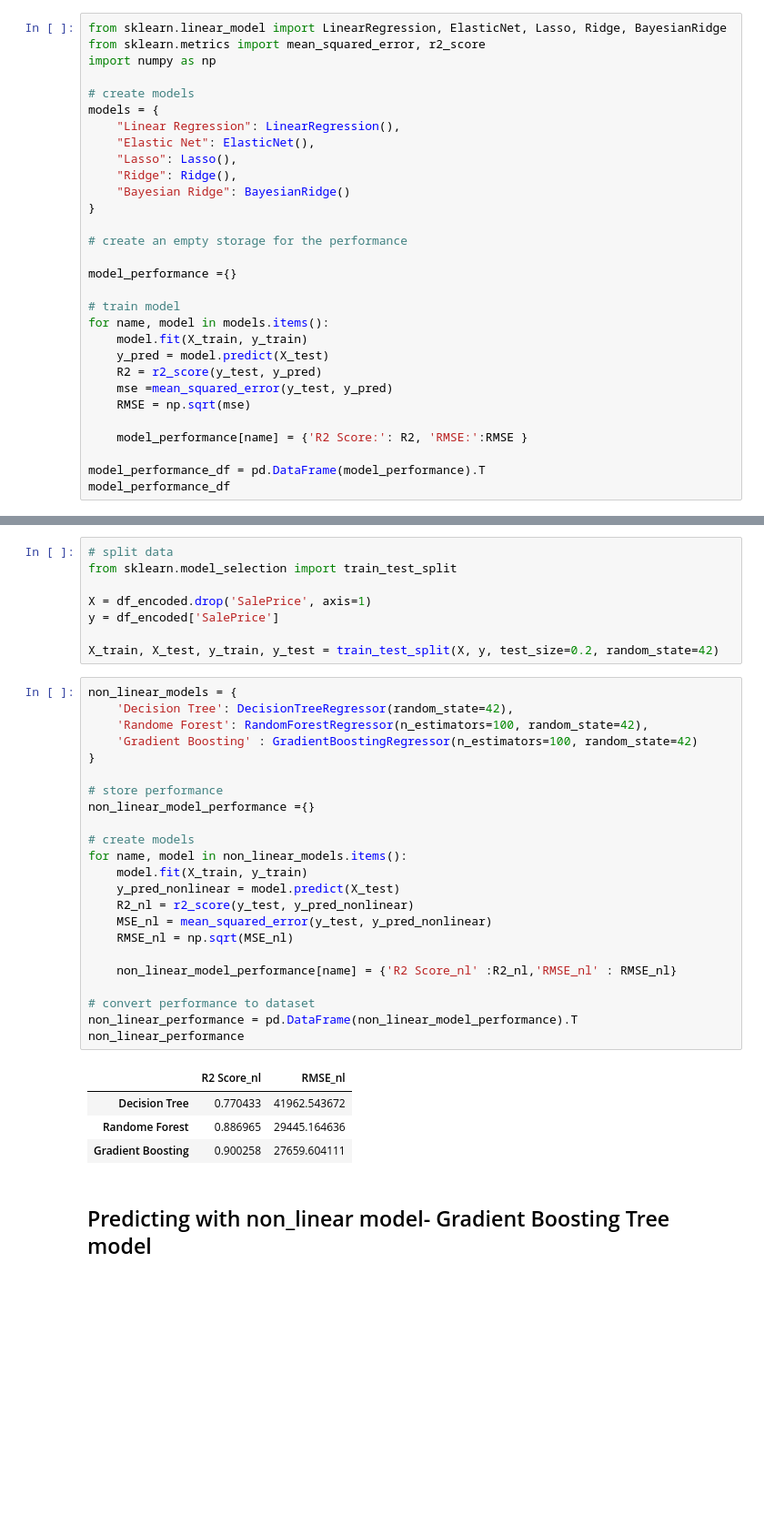
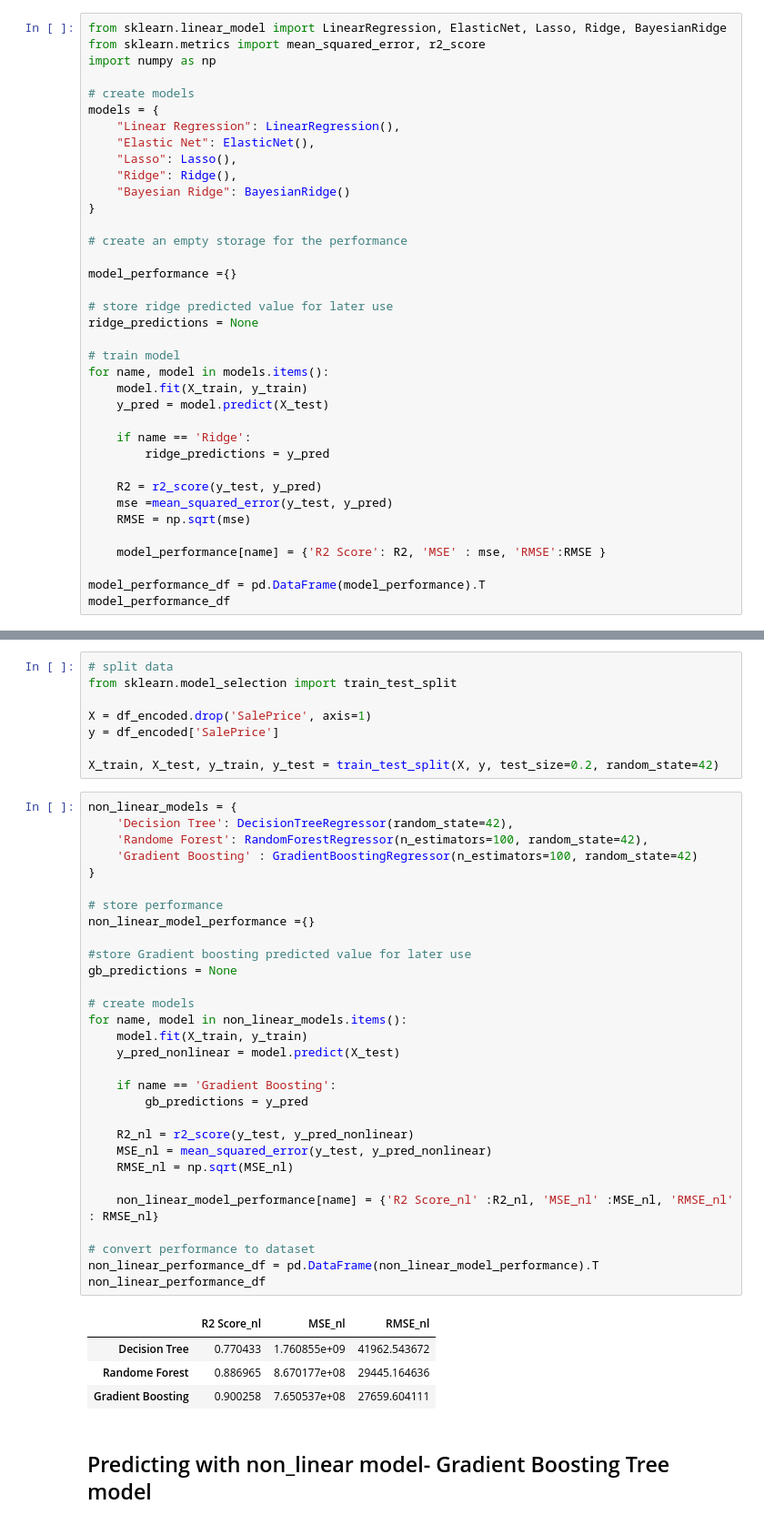
Before and after one commit to annwanginnt/Operation-Research, a Jupyter notebook: AIassignment2.ipynb, the cells around one changed output, grey strips where cells are left out. Shown at 91% size. Saved outputs shown, nothing was run; the diff lists cells and outputs as text; blank space fills up the shorter version.

```diff
--- a/AIassignment2.ipynb
+++ b/AIassignment2.ipynb
@@ -139,15 +139,22 @@ models = {
 
 model_performance ={}
 
+# store ridge predicted value for later use
+ridge_predictions = None
+
 # train model
 for name, model in models.items():
     model.fit(X_train, y_train)
     y_pred = model.predict(X_test)
+
+    if name == 'Ridge':
+        ridge_predictions = y_pred
+
     R2 = r2_score(y_test, y_pred)
     mse =mean_squared_error(y_test, y_pred)
     RMSE = np.sqrt(mse)
 
-    model_performance[name] = {'R2 Score:': R2, 'RMSE:':RMSE }
+    model_performance[name] = {'R2 Score': R2, 'MSE' : mse, 'RMSE':RMSE }
 
 model_performance_df = pd.DataFrame(model_performance).T
 model_performance_df
@@ -316,31 +325,38 @@ X_train, X_test, y_train, y_test = train_test_split(X, y, test_size=0.2, random_
 # %%
 non_linear_models = {
     'Decision Tree': DecisionTreeRegressor(random_state=42),
     'Randome Forest': RandomForestRegressor(n_estimators=100, random_state=42),
     'Gradient Boosting' : GradientBoostingRegressor(n_estimators=100, random_state=42)
 }
 
 # store performance
 non_linear_model_performance ={}
 
+#store Gradient boosting predicted value for later use
+gb_predictions = None
+
 # create models
 for name, model in non_linear_models.items():
     model.fit(X_train, y_train)
     y_pred_nonlinear = model.predict(X_test)
+
+    if name == 'Gradient Boosting':
+        gb_predictions = y_pred
+
     R2_nl = r2_score(y_test, y_pred_nonlinear)
     MSE_nl = mean_squared_error(y_test, y_pred_nonlinear)
     RMSE_nl = np.sqrt(MSE_nl)
 
-    non_linear_model_performance[name] = {'R2 Score_nl' :R2_nl,'RMSE_nl' : RMSE_nl}
+    non_linear_model_performance[name] = {'R2 Score_nl' :R2_nl, 'MSE_nl' :MSE_nl, 'RMSE_nl' : RMSE_nl}
 
 # convert performance to dataset
-non_linear_performance = pd.DataFrame(non_linear_model_performance).T
-non_linear_performance
+non_linear_performance_df = pd.DataFrame(non_linear_model_performance).T
+non_linear_performance_df
 # %% [output]
-|  | R2 Score_nl | RMSE_nl |
-| Decision Tree | 0.770433 | 41962.543672 |
-| Randome Forest | 0.886965 | 29445.164636 |
-| Gradient Boosting | 0.900258 | 27659.604111 |
+|  | R2 Score_nl | MSE_nl | RMSE_nl |
+| Decision Tree | 0.770433 | 1.760855e+09 | 41962.543672 |
+| Randome Forest | 0.886965 | 8.670177e+08 | 29445.164636 |
+| Gradient Boosting | 0.900258 | 7.650537e+08 | 27659.604111 |
 # %% [markdown]
 ## Predicting with non_linear model- Gradient Boosting Tree model
 # %%
```
Also changed, not shown: parts of 17 cells of this notebook.
